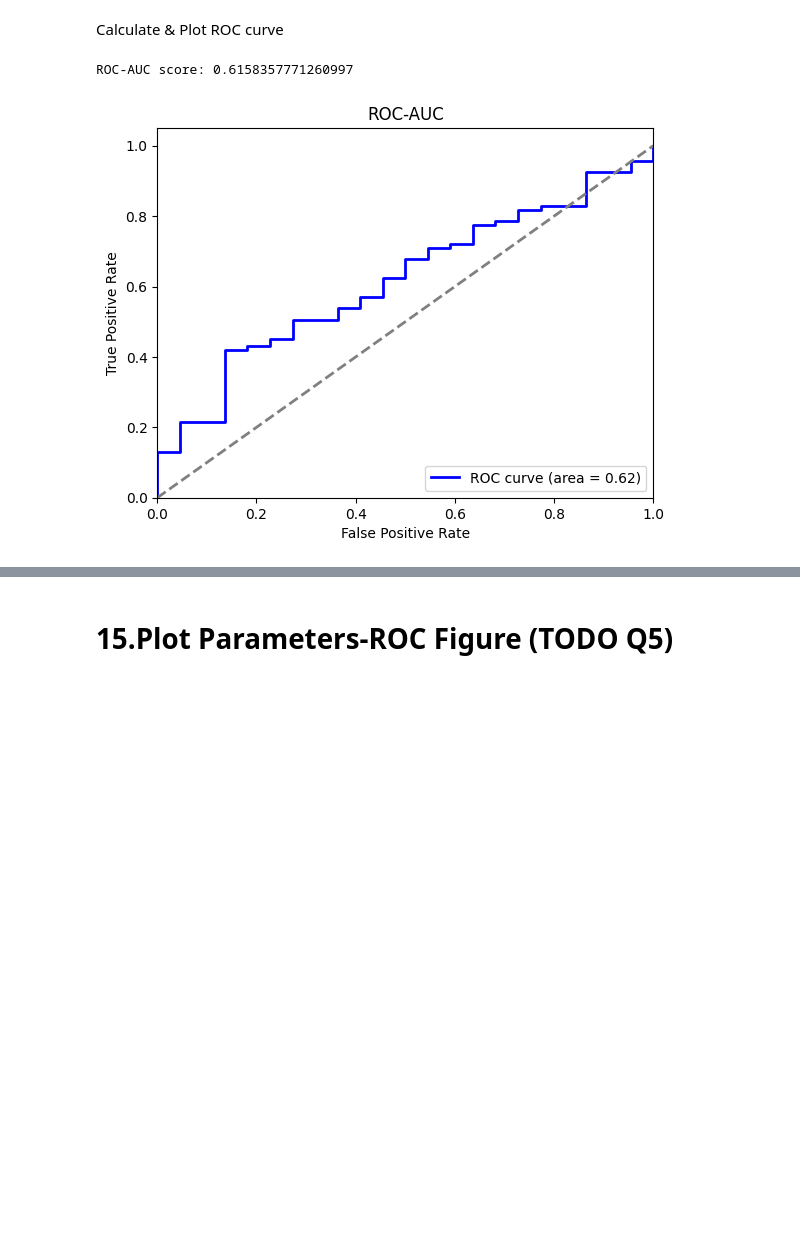
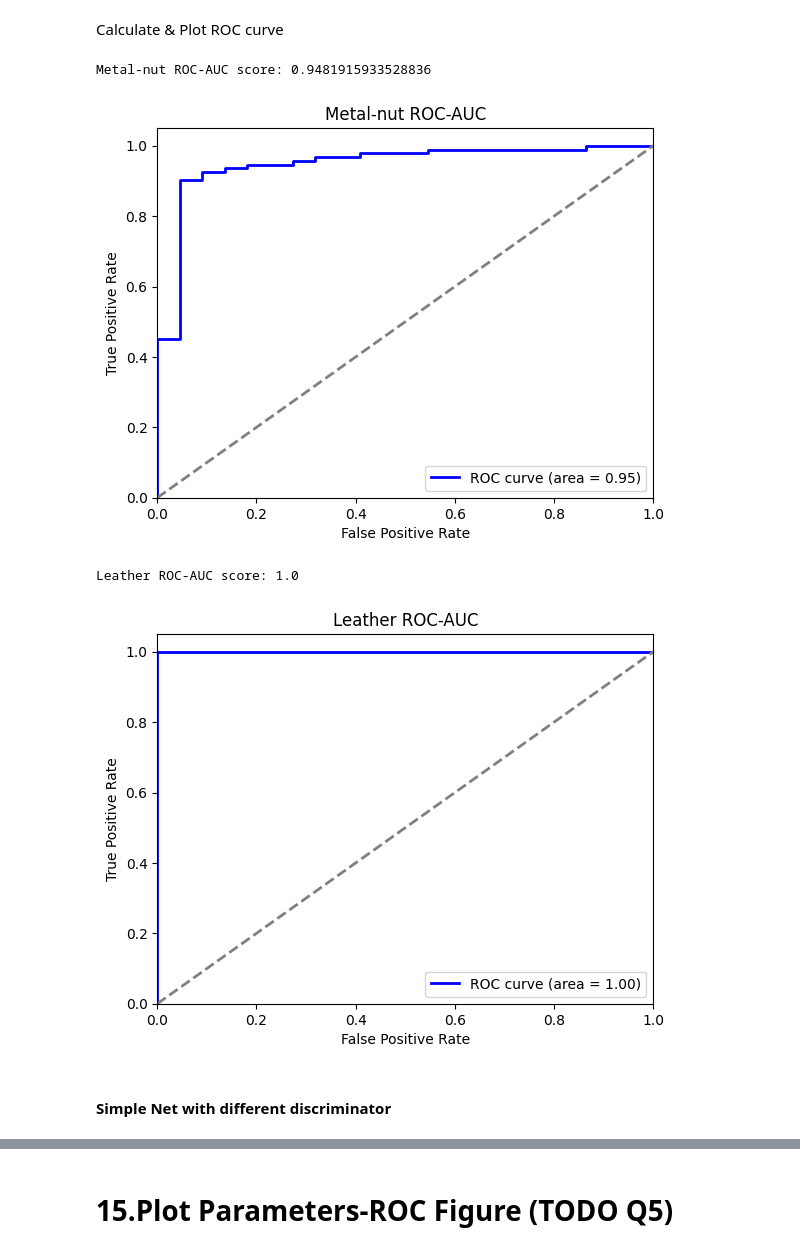
Before and after one commit to huiyuiui/AnomalyDetectionHw, a Jupyter notebook: Hw3/Homework 3.ipynb, the cells around one changed output, grey strips where cells are left out. Drawn from its saved outputs; the diff is of its cells as text; code cells hidden in the pictures; blank space fills up the shorter version.

Commit message:
modify adaptor

```diff
--- a/Hw3/Homework 3.ipynb
+++ b/Hw3/Homework 3.ipynb
@@ -447,7 +470,7 @@ def compute_roc_auc(y_label, scores):
 # %% [markdown]
 # 11.Define Other Utility Functions (if Needed)
 # %%
-def plot_roc_auc(fpr, tpr, roc_auc):
+def plot_roc_auc(fpr, tpr, roc_auc, class_name):
     plt.figure()
     plt.plot(fpr, tpr, color='blue', lw=2, label='ROC curve (area = %0.2f)' % roc_auc)
     plt.plot([0, 1], [0, 1], color='gray', lw=2, linestyle='--')
@@ -455,7 +478,7 @@ def plot_roc_auc(fpr, tpr, roc_auc):
     plt.ylim([0.0, 1.05])
     plt.xlabel('False Positive Rate')
     plt.ylabel('True Positive Rate')
-    plt.title('ROC-AUC')
+    plt.title(f'{class_name} ROC-AUC')
     plt.legend(loc="lower right")
     plt.show()
 # %% [markdown]
@@ -476,24 +508,12 @@ leather testing dataset created, consists of 124 images
 # %%
-# Training parameters
-adaptor_lr = 1e-3
-discriminator_lr = 2e-4
-epochs = 20
-batch_size = 4
+# Create SimpleNet and optimizer for both classes
+simplenet_metal_origin = Simplenet(in_channel=1536, model_type=0).cuda()
+opt_adaptor_metal_origin = torch.optim.AdamW(simplenet_metal_origin.adaptor.parameters(), lr=adaptor_lr)
+opt_discriminator_metal_origin = torch.optim.Adam(simplenet_metal_origin.discriminator.parameters(), lr=discriminator_lr, weight_decay=1e-5)
 
-# Define use_layers
-use_layers = [2, 3]
-
-# Create SimpleNet and optimizer for both classes
-simplenet = Simplenet(in_channel=1536).cuda()
-# simplenet_metal = Simplenet(in_channel=1536)
-# simplenet_leather = Simplenet(in_channel=1536)
-
-opt_adaptor = torch.optim.Adam(simplenet.adaptor.parameters(), lr=adaptor_lr)
-opt_discriminator = torch.optim.Adam(simplenet.discriminator.parameters(), lr=discriminator_lr)
-# opt_metal_ada = torch.optim.Adam(simplenet_metal.adaptor.parameters(), lr=adaptor_lr)
-# opt_metal_dis = torch.optim.Adam(simplenet_metal.discriminator.parameters(), lr=discriminator_lr)
-# opt_leather_ada = torch.optim.Adam(simplenet_leather.adaptor.parameters(), lr=adaptor_lr)
-# opt_leather_dis = torch.optim.Adam(simplenet_leather.discriminator.parameters(), lr=discriminator_lr)
+simplenet_leather_origin = Simplenet(in_channel=1536, model_type=0).cuda()
+opt_adaptor_leather_origin = torch.optim.AdamW(simplenet_leather_origin.adaptor.parameters(), lr=adaptor_lr)
+opt_discriminator_leather_origin = torch.optim.Adam(simplenet_leather_origin.discriminator.parameters(), lr=discriminator_lr, weight_decay=1e-5)
 # %% [markdown]
 # 13.Start Training & Testing (TODO Q4)
 # %% [markdown]
@@ -522,10 +583,20 @@ Epoch 12 loss: 0.00835078489035368
 # %% [markdown]
 Calculate & Plot ROC curve
 # %%
-result = test(encoder, simplenet, dataset_test_metal, use_layers, batch_size=16)
+# Testing
+result = test(encoder, simplenet_metal_origin, dataset_test_metal, use_layers, batch_size=16)
 fpr, tpr, roc_auc = compute_roc_auc(result['total_gt_image'], result['total_scores_image'])
-print("ROC-AUC score:", roc_auc)
-plot_roc_auc(fpr, tpr, roc_auc)
+print("Metal-nut ROC-AUC score:", roc_auc)
+plot_roc_auc(fpr, tpr, roc_auc, "Metal-nut")
+
+result = test(encoder, simplenet_leather_origin, dataset_test_leather, use_layers, batch_size=16)
+fpr, tpr, roc_auc = compute_roc_auc(result['total_gt_image'], result['total_scores_image'])
+print("Leather ROC-AUC score:", roc_auc)
+plot_roc_auc(fpr, tpr, roc_auc, "Leather")
 # %% [output]
-ROC-AUC score: 0.6158357771260997
+Metal-nut ROC-AUC score: 0.9481915933528836
-[figure, old version]
+[figure, new version]
+Leather ROC-AUC score: 1.0
+[figure, added]
+# %% [markdown]
+#### Simple Net with different discriminator
```
Also changed, not shown: parts of 14 cells of this notebook.
